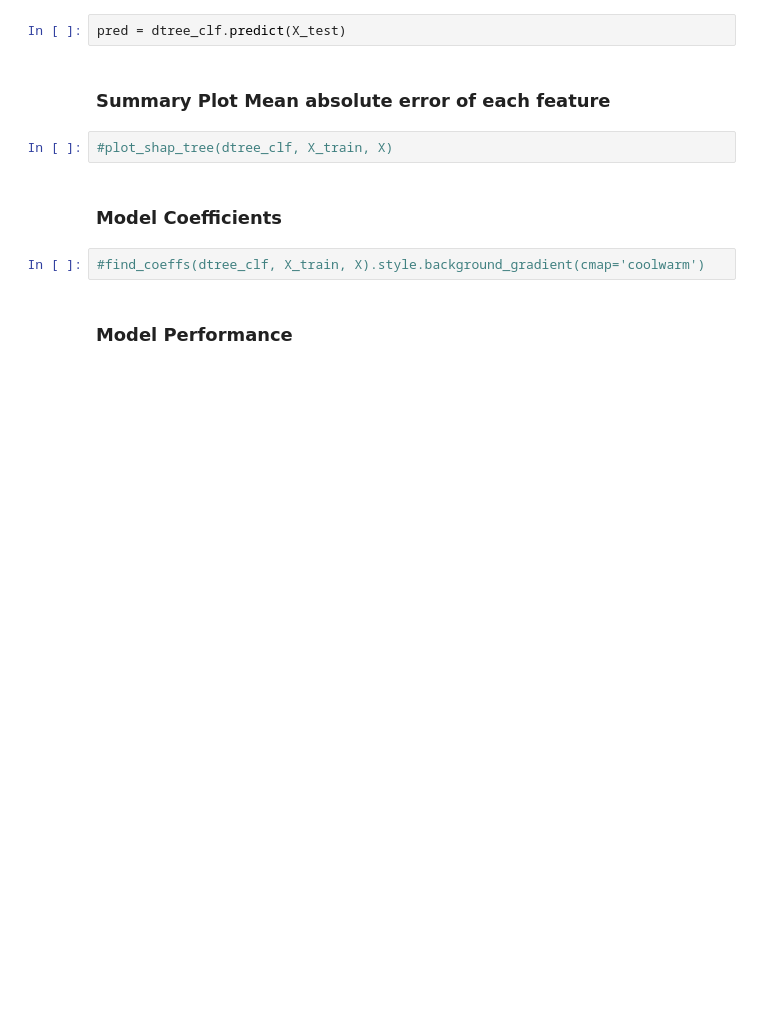
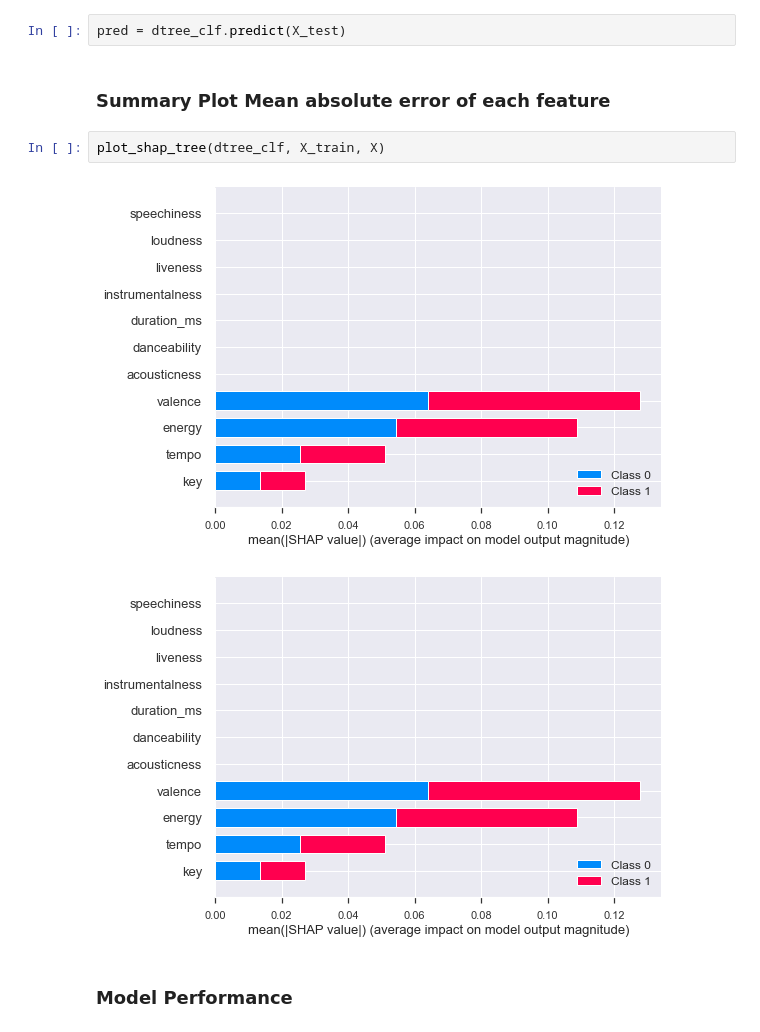
Before and after one commit to data-gab/Song-Popularity-Prediction, a Jupyter notebook: NOTEBOOKS/Classification Models-SCALED.ipynb, the cells around one changed output. Cells and saved outputs as stored; diff of their text form; blank space fills up the shorter version.

```diff
--- a/NOTEBOOKS/Classification Models-SCALED.ipynb
+++ b/NOTEBOOKS/Classification Models-SCALED.ipynb
@@ -443,11 +443,10 @@ pred = dtree_clf.predict(X_test)
 # %% [markdown]
 ### Summary Plot Mean absolute error of each feature
 # %%
-#plot_shap_tree(dtree_clf, X_train, X)
+plot_shap_tree(dtree_clf, X_train, X)
+# %% [output]
+[figure, added]
+[figure, added]
-# %% [markdown]
-### Model Coefficients
-# %%
-#find_coeffs(dtree_clf, X_train, X).style.background_gradient(cmap='coolwarm')
 # %% [markdown]
 ### Model Performance
 # %%
```
Also changed, not shown: parts of 4 cells of this notebook.
